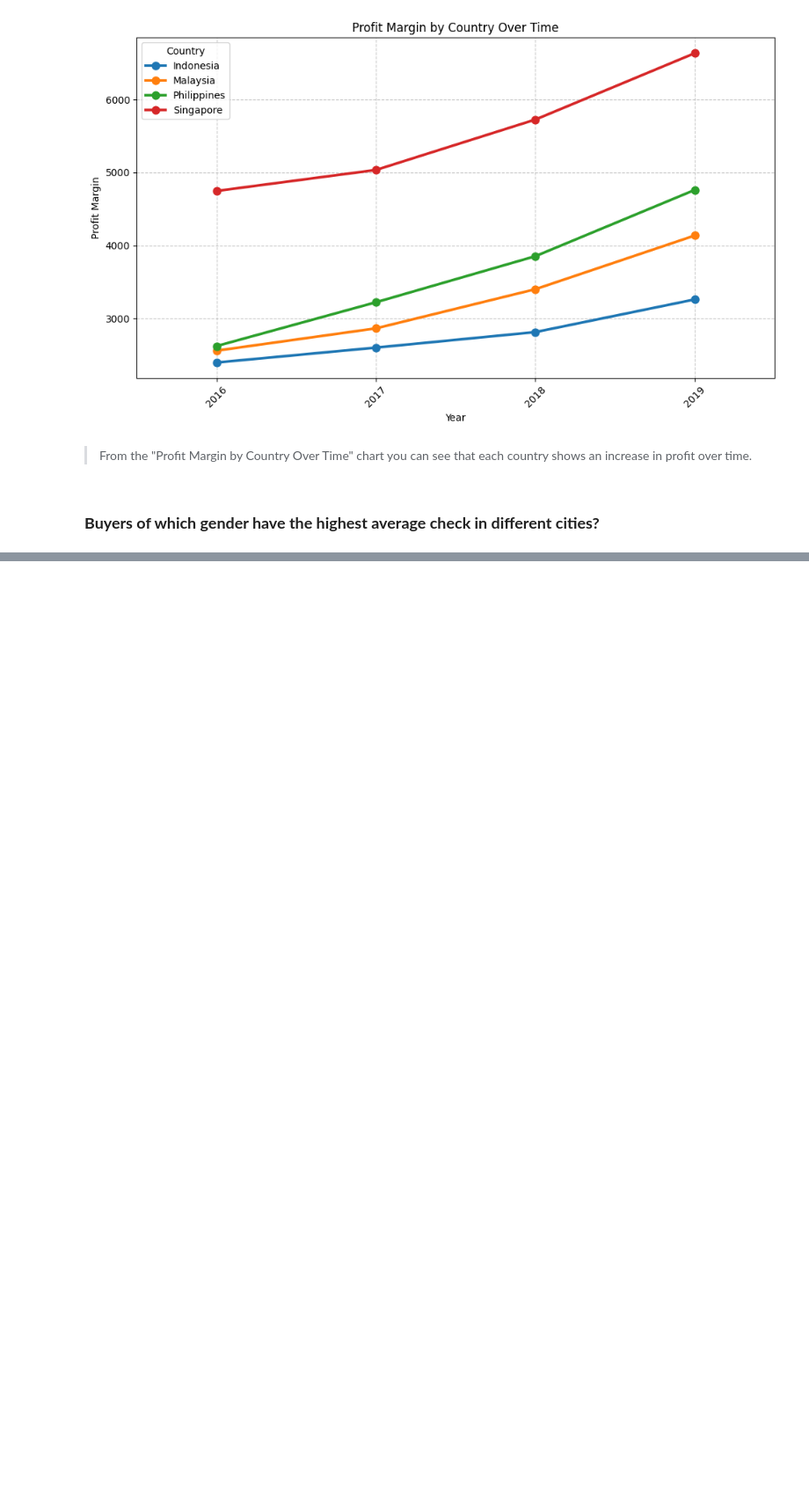
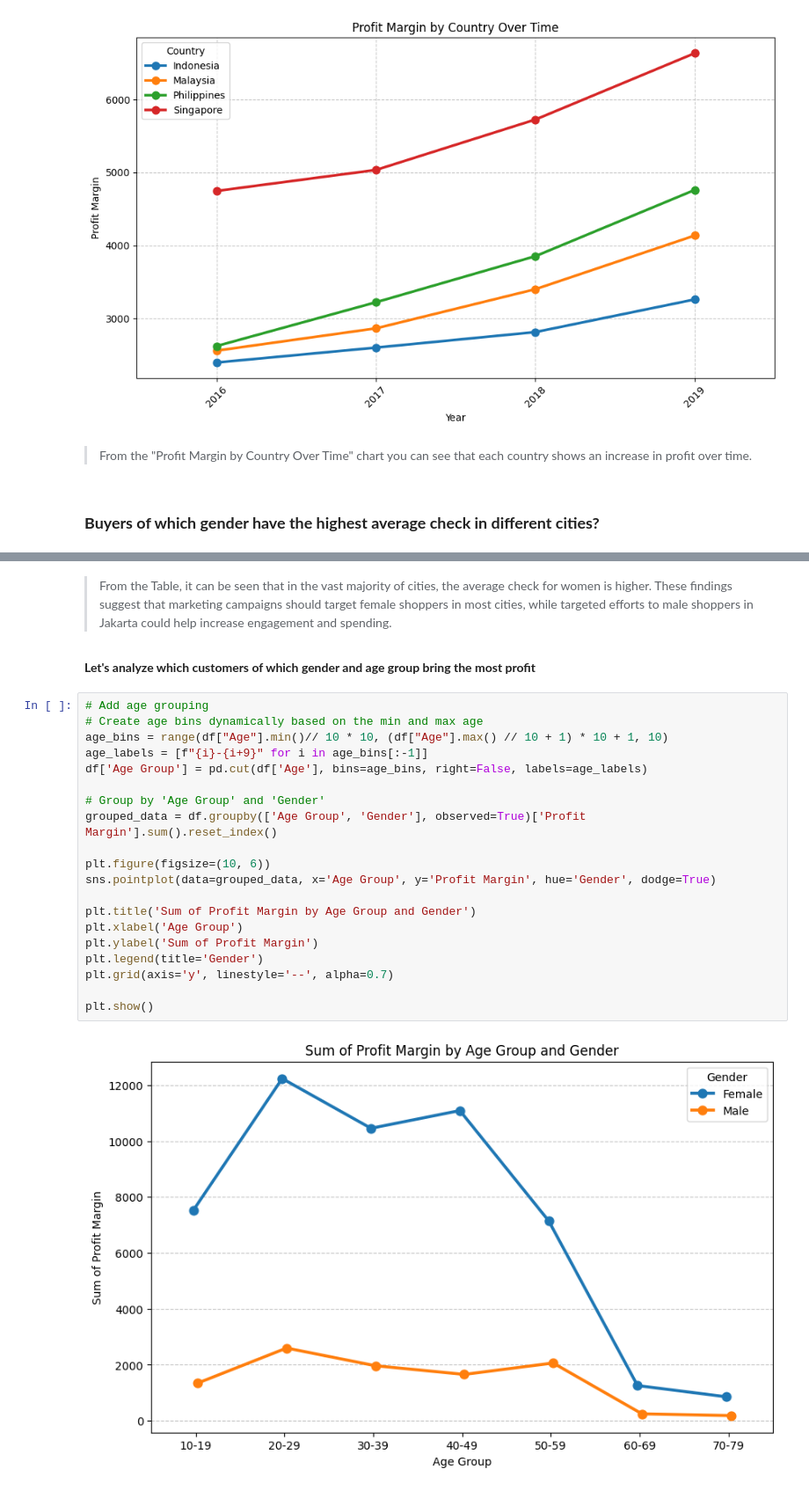
Before and after one commit to KharchenkoAnastasia/Airbus-Ship-Detection, a Jupyter notebook: customer_analysis_grocery_chain.ipynb, the cells around one changed output, grey strips where cells are left out. Shown: that part at 88% size. Cells and saved outputs as stored; diff of their text form; blank space fills up the shorter version.

Commit message:
customer_analysis_grocery_chain

```diff
--- a/customer_analysis_grocery_chain.ipynb
+++ b/customer_analysis_grocery_chain.ipynb
@@ -288,0 +313,28 @@ plt.show()
+# %% [markdown]
+
+
+> From the Table, it can be seen that in the vast majority of cities, the average check for women is higher. These findings suggest that marketing campaigns should target female shoppers in most cities, while targeted efforts to male shoppers in Jakarta could help increase engagement and spending.
+# %% [markdown]
+**Let's analyze which customers of which gender and age group bring the most profit**
+# %%
+# Add age grouping
+# Create age bins dynamically based on the min and max age
+age_bins = range(df["Age"].min()// 10 * 10, (df["Age"].max() // 10 + 1) * 10 + 1, 10)
+age_labels = [f"{i}-{i+9}" for i in age_bins[:-1]]
+df['Age Group'] = pd.cut(df['Age'], bins=age_bins, right=False, labels=age_labels)
+
+# Group by 'Age Group' and 'Gender'
+grouped_data = df.groupby(['Age Group', 'Gender'], observed=True)['Profit Margin'].sum().reset_index()
+
+plt.figure(figsize=(10, 6))
+sns.pointplot(data=grouped_data, x='Age Group', y='Profit Margin', hue='Gender', dodge=True)
+
+plt.title('Sum of Profit Margin by Age Group and Gender')
+plt.xlabel('Age Group')
+plt.ylabel('Sum of Profit Margin')
+plt.legend(title='Gender')
+plt.grid(axis='y', linestyle='--', alpha=0.7)
+
+plt.show()
+# %% [output]
+[figure, added]
```
Also changed, not shown: parts of 13 cells of this notebook.
